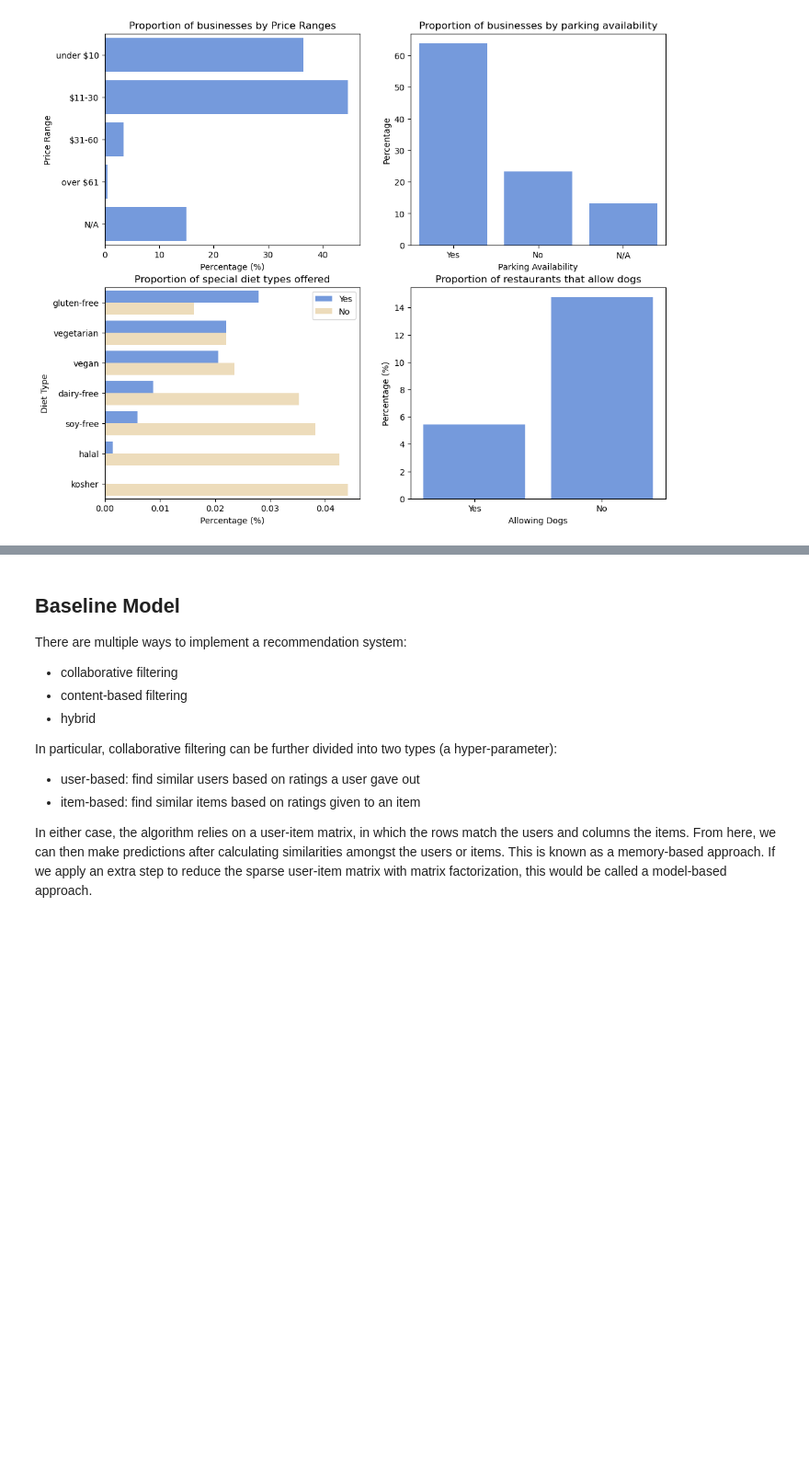
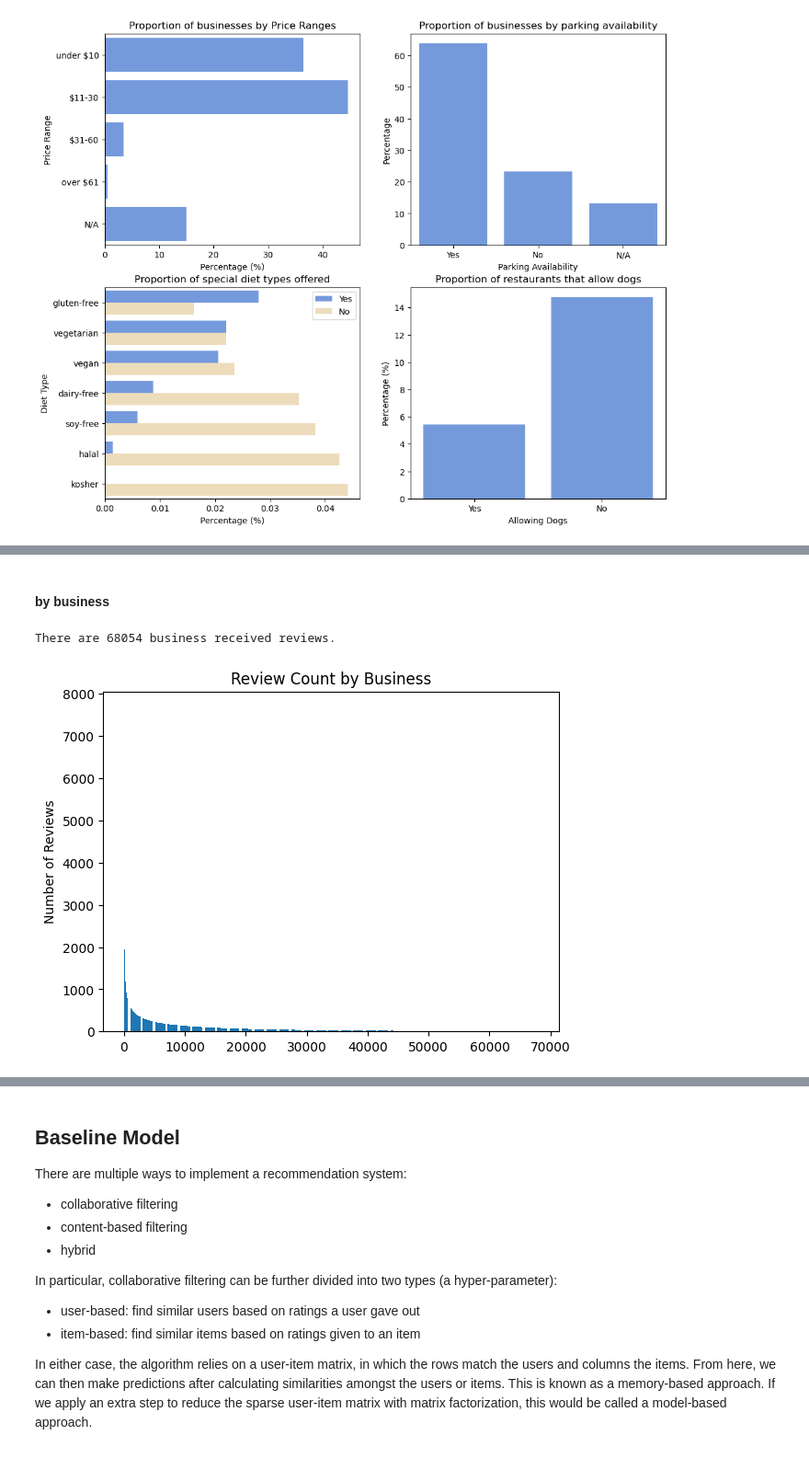
Before and after one commit to 98mina2/FP209b, a Jupyter notebook: recommender_system_report.ipynb, the cells around one changed output, grey strips where cells are left out. Shown at 92% size. Cells and saved outputs as stored; diff of their text form; code cells hidden in the pictures; blank space fills up the shorter version.

```diff
--- a/recommender_system_report.ipynb
+++ b/recommender_system_report.ipynb
@@ -257,0 +323,13 @@ Note: check why there are negative stars in this dataset
+# %% [markdown]
+#### by business
+# %%
+# group by unique business id
+review_count_by_business = df_re.groupby('business_id')['review_id'].count().sort_values(ascending=False)
+plt.bar(np.arange(review_count_by_business.shape[0]), review_count_by_business);
+plt.title('Review Count by Business')
+plt.ylabel('Number of Reviews')
+print(f"There are {len(review_count_by_business)} business received reviews.")
+plt.show()
+# %% [output]
+There are 68054 business received reviews.
+[figure, added]
```
Also changed, not shown: parts of 12 cells of this notebook.
